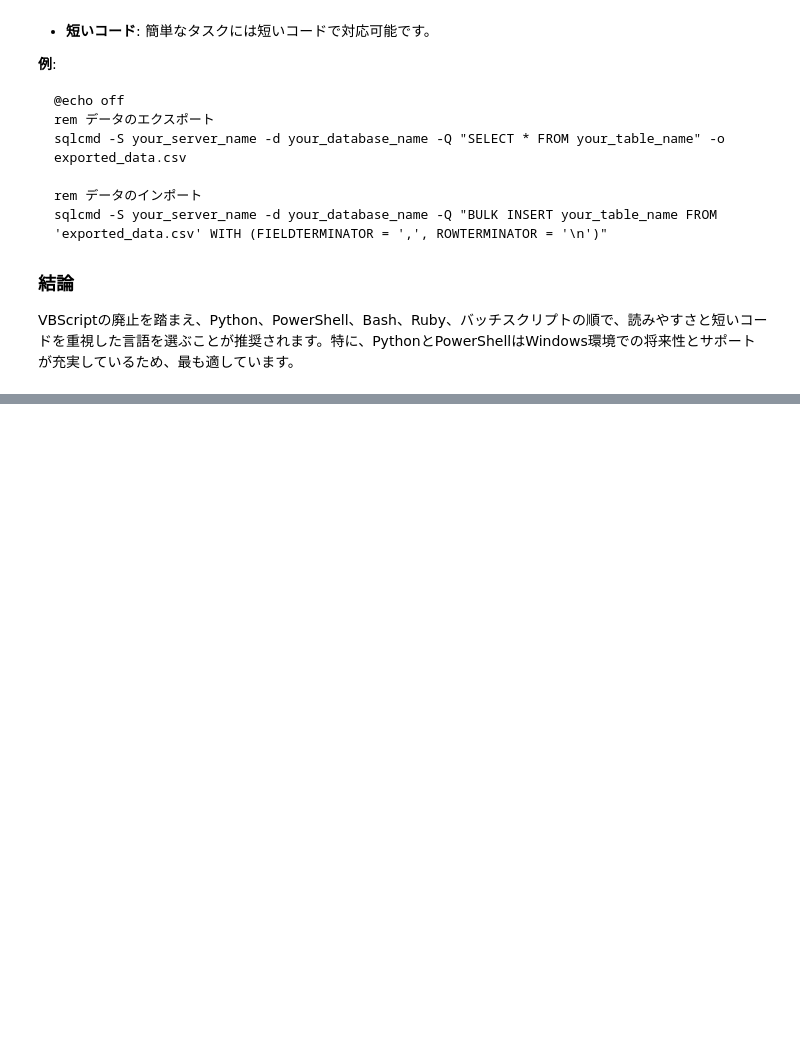
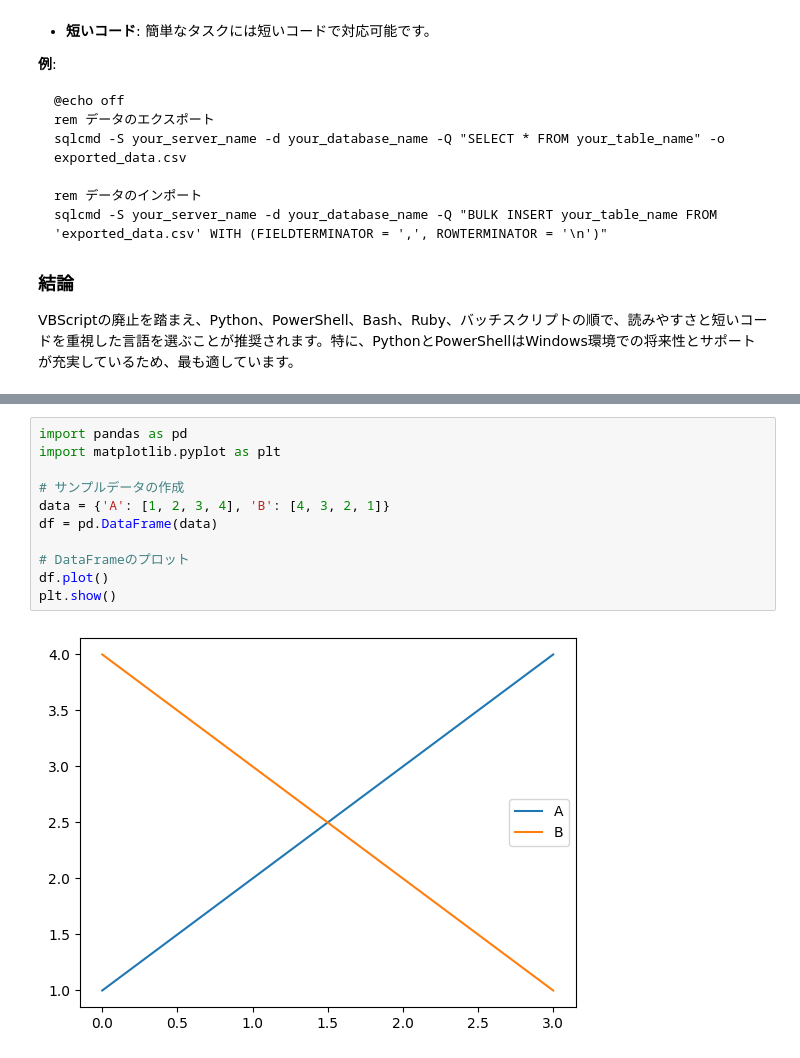
Before and after one commit to phonon-py/DatabaseSpecialistStudy, a Jupyter notebook: main.v3.ipynb, the cells around one changed output, grey strips where cells are left out. Saved outputs shown, nothing was run; the diff lists cells and outputs as text; blank space fills up the shorter version.

```diff
--- a/main.v3.ipynb
+++ b/main.v3.ipynb
@@ -323,0 +396,13 @@ VBScriptの廃止を踏まえ、Python、PowerShell、Bash、Ruby、バッチス
+# %%
+import pandas as pd
+import matplotlib.pyplot as plt
+
+# サンプルデータの作成
+data = {'A': [1, 2, 3, 4], 'B': [4, 3, 2, 1]}
+df = pd.DataFrame(data)
+
+# DataFrameのプロット
+df.plot()
+plt.show()
+# %% [output]
+[figure, added]
```
Also changed, not shown: parts of 7 cells of this notebook.
